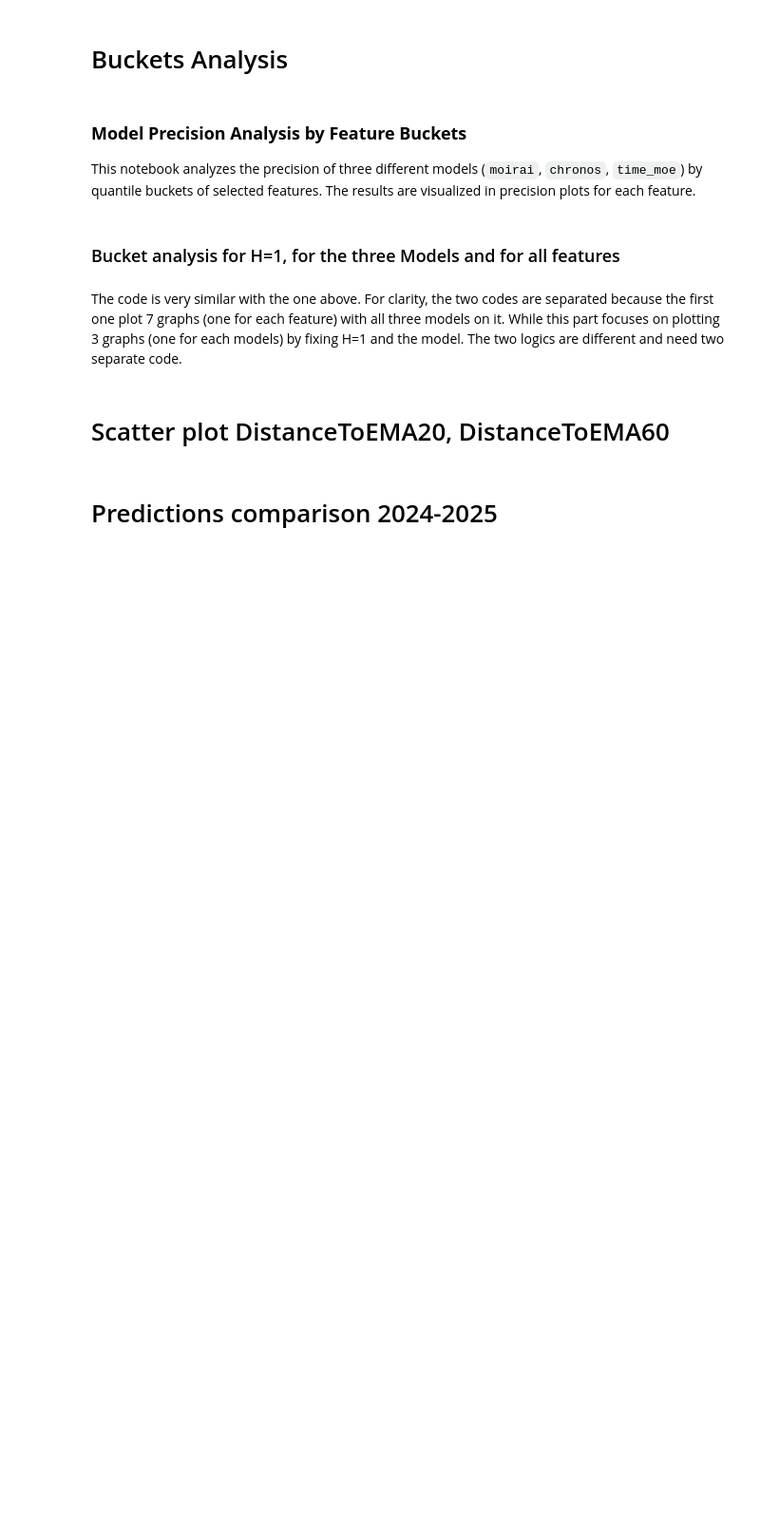
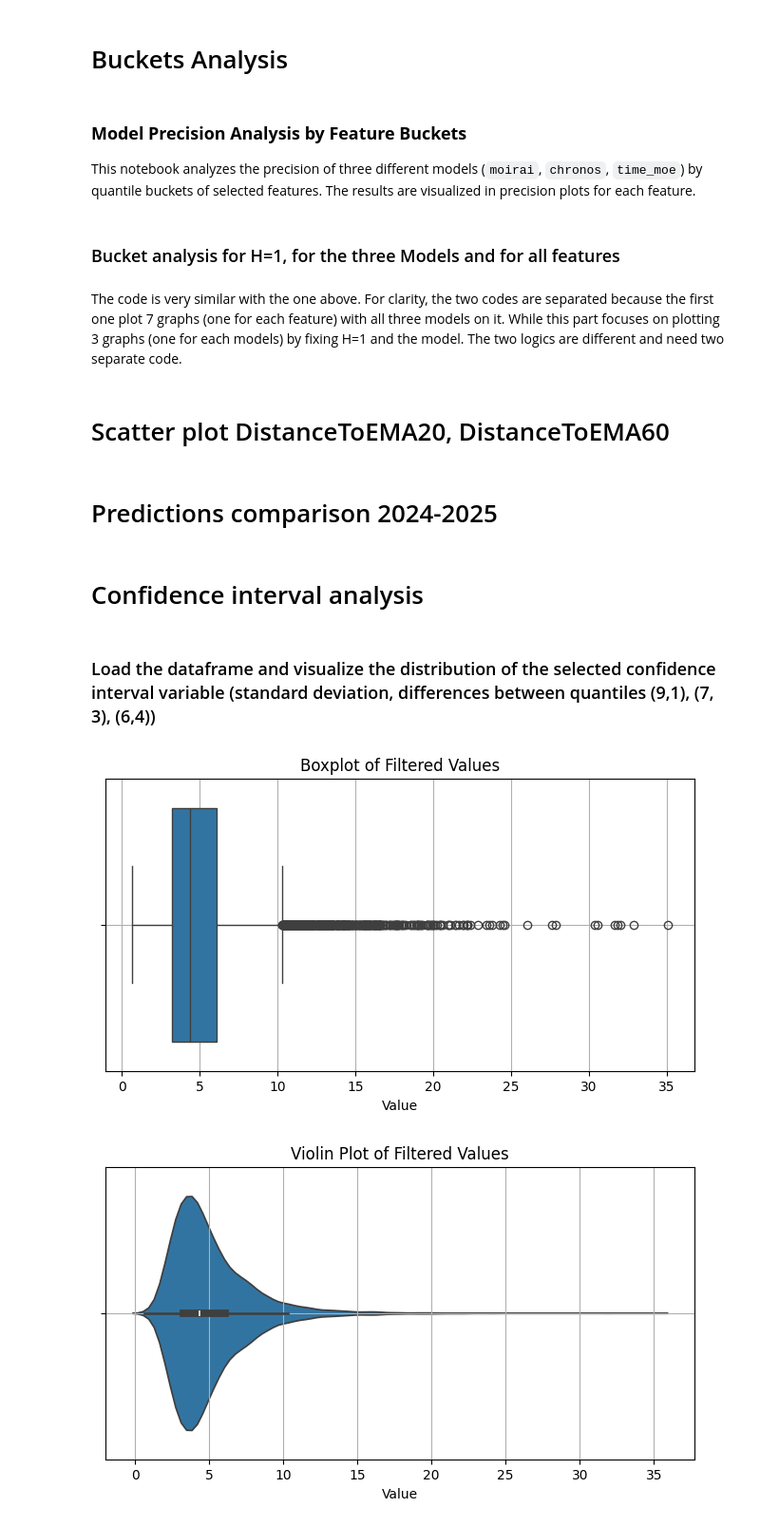
Before and after one commit to baudoin-csp/TF4FIP, a Jupyter notebook: analysis/notebooks/metrics.ipynb, the cells around one changed output. Shown at 95% size. Saved outputs shown, nothing was run; the diff lists cells and outputs as text; code cells hidden in the pictures; blank space fills up the shorter version.

Commit message:
plot for quantile analysis

```diff
--- a/analysis/notebooks/metrics.ipynb
+++ b/analysis/notebooks/metrics.ipynb
@@ -1727,3 +1707,59 @@ plt.savefig(output_path, dpi=300, bbox_inches='tight')
 Image.open(output_path).save(output_path, format="PNG", optimize=True, compress_level=9)
 
 plt.show()
+# %% [markdown]
+# Confidence interval analysis
+# %% [markdown]
+### Load the dataframe and visualize the distribution of the selected confidence interval variable (standard deviation, differences between quantiles (9,1), (7, 3), (6,4))
+# %%
+import seaborn as sns
+
+# Load the CSV file
+df_chronos = pd.read_csv(
+    "analysis/future_data/confidence_interval_analysis/data_2023_2025_chronos_confidence_interval.csv",
+    parse_dates=True,
+    index_col=0
+)
+
+
+# Selected parameters for the plot
+horizon = 0
+column = "std" # std, diff_q8_q0, diff_q6_q2, diff_q5_q3
+
+# Extract the values for the given horizon
+
+values = []
+
+first_predicted_row, last_predicted_row = context_length_index, len(df_chronos) - prediction_length
+for index, row in df_chronos[first_predicted_row:last_predicted_row].iterrows():
+    day = index.weekday()
+
+    # Only process rows for trading days (Monday to Friday)
+    # Market data is forward-filled over weekends, but we don't evaluate those periods
+    if (day in days.keys()):
+        std_val = ast.literal_eval(row[column])[horizon]
+        values.append(std_val)
+
+
+values_df = pd.Series(values)
+
+# Visualize the distribution of the filtered values
+
+# Box plot (Distribution + Outliers)
+plt.figure(figsize=(8, 4))
+sns.boxplot(x=values_df)
+plt.title('Boxplot of Filtered Values')
+plt.xlabel('Value')
+plt.grid(True)
+plt.show()
+
+# Violin plot (Smoothed Density + Distribution)
+plt.figure(figsize=(8, 4))
+sns.violinplot(x=values_df)
+plt.title('Violin Plot of Filtered Values')
+plt.xlabel('Value')
+plt.grid(True)
+plt.show()
+# %% [output]
+[figure, added]
+[figure, added]
```
Also changed, not shown: parts of 4 cells of this notebook, 5 other files.
